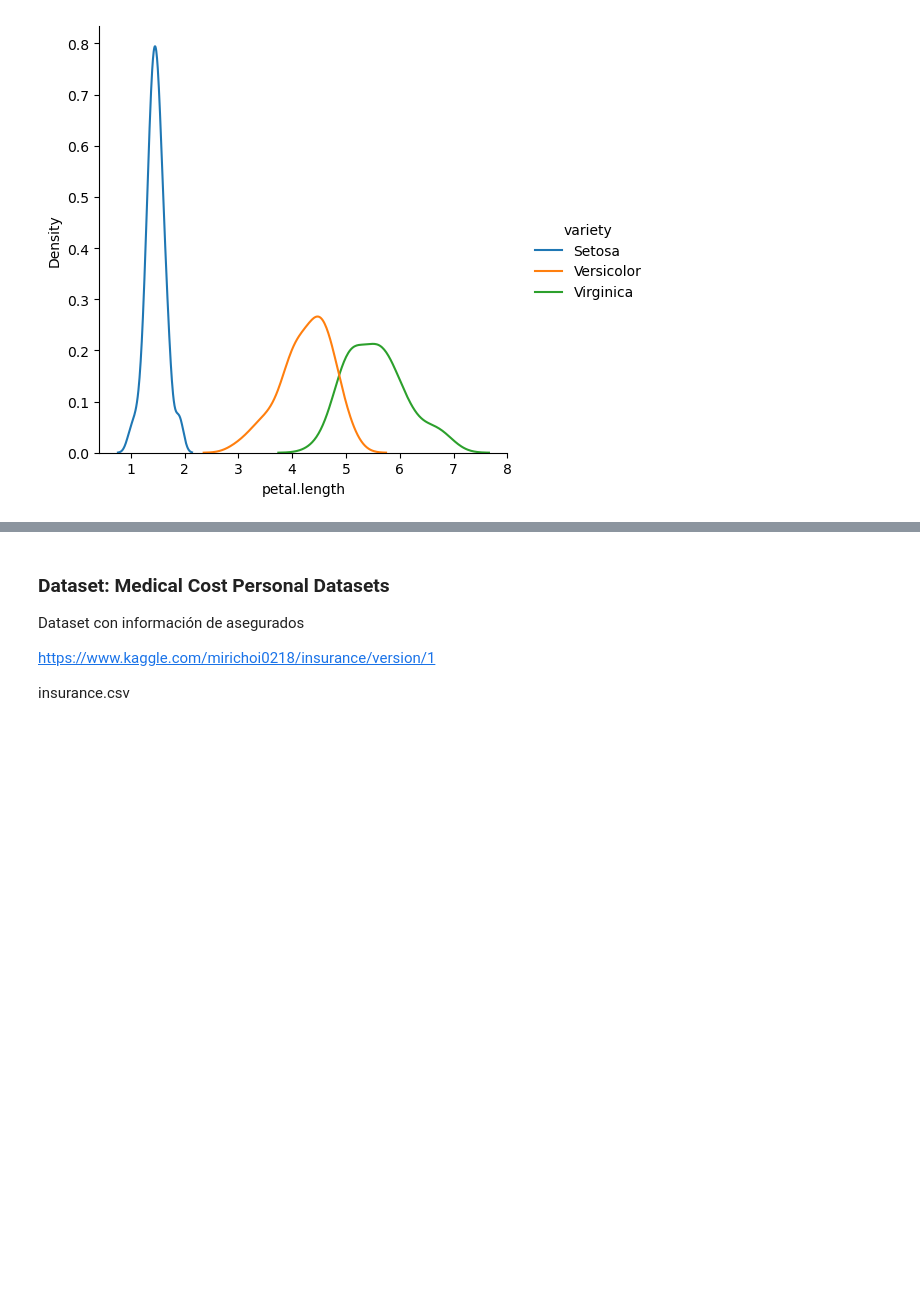
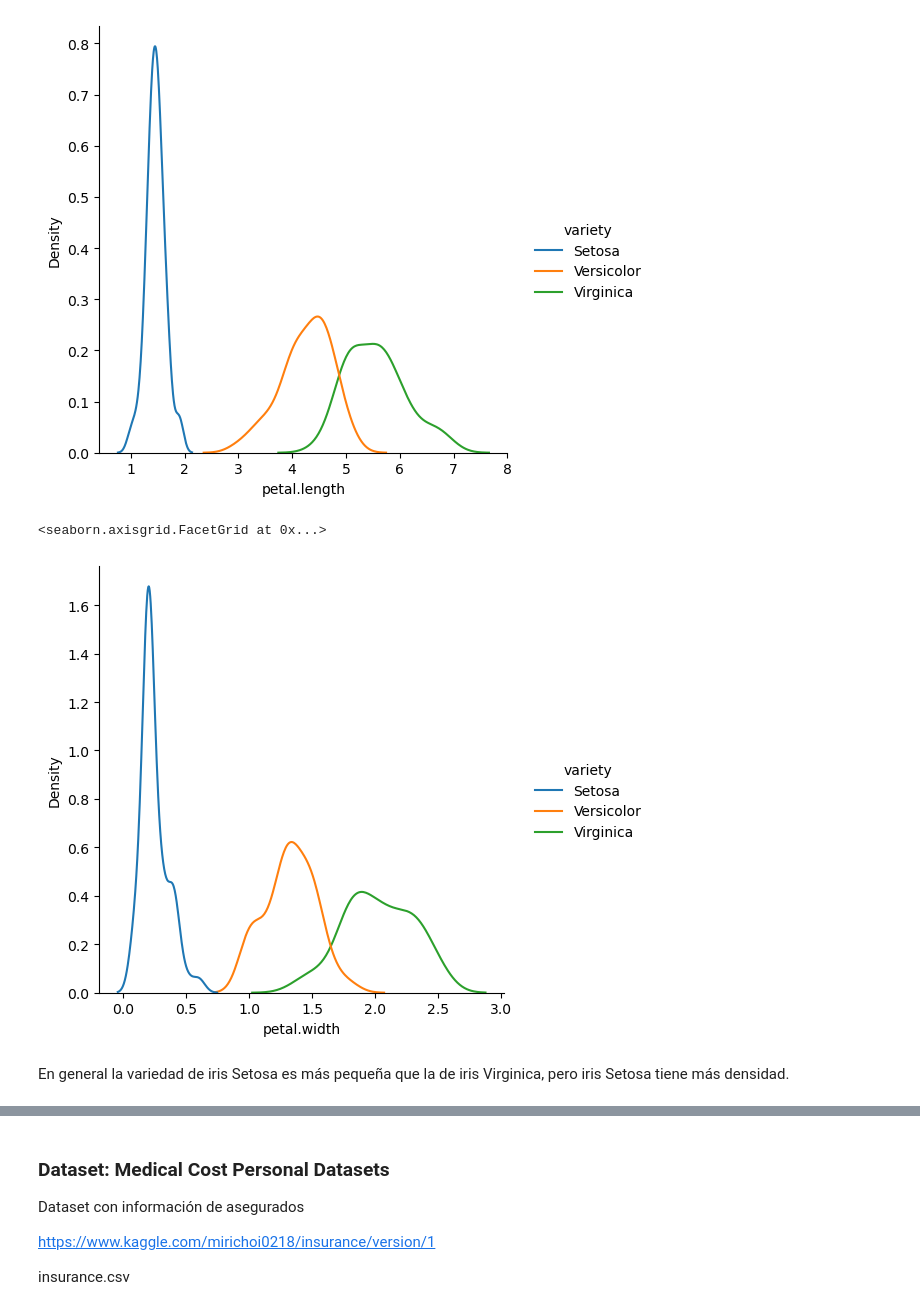
Before and after one commit to Maitlla/Sistemas_BD, a Jupyter notebook: analytics/03_distributions-exercise.ipynb, the cells around one changed output, grey strips where cells are left out. Drawn from its saved outputs; the diff is of its cells as text; code cells hidden in the pictures; blank space fills up the shorter version.

```diff
--- a/analytics/03_distributions-exercise.ipynb
+++ b/analytics/03_distributions-exercise.ipynb
@@ -97,9 +97,16 @@ sns.displot(data=df_iris,x='petal.length', kind='kde',hue='variety')
 # %%
 # Check if it behaves in the same way in the case of petal width.
 # Comprueba si se comporta del mismo modo en el caso del ancho de pétalos.
+# %%
+sns.displot(data=df_iris,x='petal.width', kind='kde',hue='variety')
+# %% [output]
+<seaborn.axisgrid.FacetGrid at 0x...>
+[figure, added]
 # %%
 # According to the previous graphs, it would make sense to say that, in general, the flowers of "iris setosa" are larger than those of the variety "iris virginica"?
 # Según los gráficos anteriores, ¿tendría sentido decir que, en general, las flores de “iris setosa” son más grandes que las de la variedad “iris virginica”?
+# %% [markdown]
+En general la variedad de iris Setosa es más pequeña que la de iris Virginica, pero iris Setosa tiene más densidad.
 # %%
 # A graph that confronts the two variables: length and width, can definitively clarify the comparison of sizes
 # Un gráfico que confronte las dos variables: largo y ancho, puede aclarar definitivamente la comparación de tallas.
```
Also changed, not shown: parts of 12 cells of this notebook, 5 other files.
